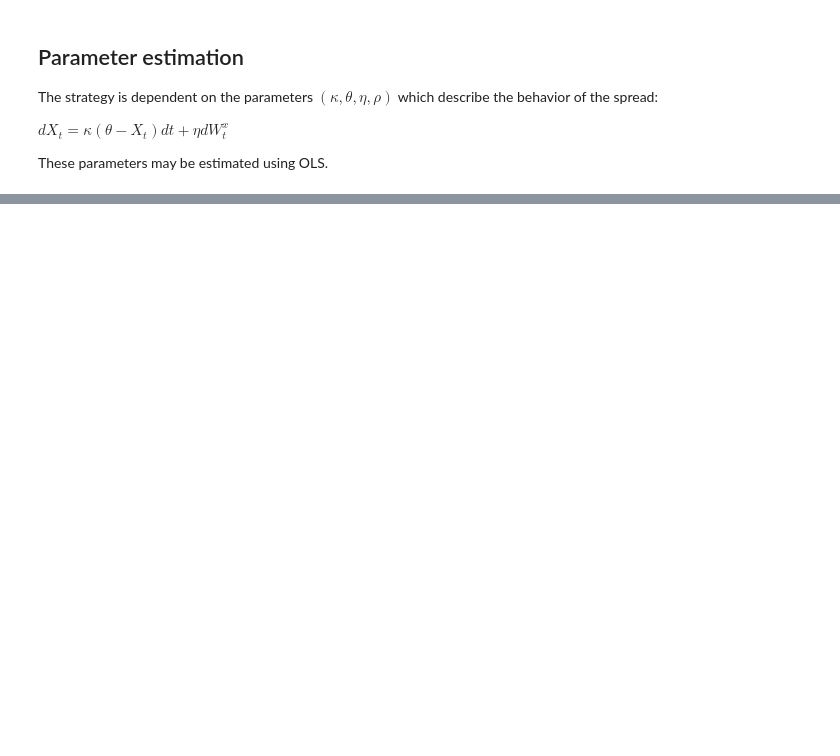
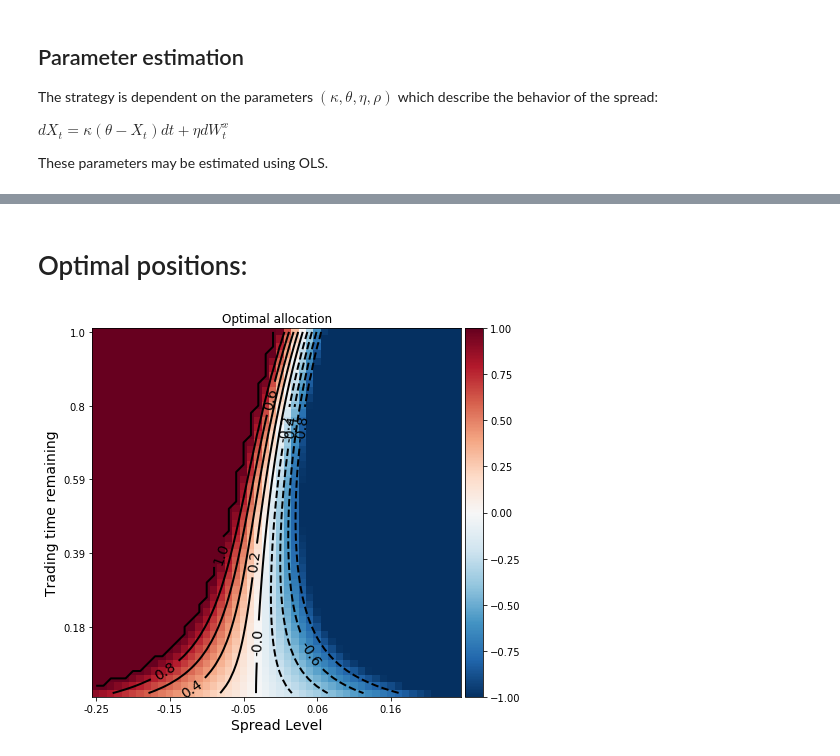
Before and after one commit to jshellen/statarb, a Jupyter notebook: Untitled.ipynb, the cells around one changed output, grey strips where cells are left out. Cells and saved outputs as stored; diff of their text form; code cells hidden in the pictures; blank space fills up the shorter version.

```diff
--- a/Untitled.ipynb
+++ b/Untitled.ipynb
@@ -84,0 +85,49 @@ Ornstein-Uhlenbeck Parameters: Kappa = 7.6, Theta = -0.0, Rho = -0.01, Eta = 0.0
+# %% [markdown]
+# Optimal positions:
+# %%
+import numpy as np
+
+from src.optimal_controls.ou_spread_model import OU_Spread_Model
+
+taus = np.linspace(1,0.001,50)
+xs   = np.linspace(-0.25,0.25,50)
+hs   = np.zeros((len(taus),len(xs)))
+for i,tau in enumerate(taus):
+    for j,x in enumerate(xs):
+        opt_sol = OU_Spread_Model.solve_allocation(ou_params,model_params,x,tau)
+        hs[i,j] = opt_sol.alloc_a_pct_trunc
+
+import matplotlib.pyplot as plt
+from   mpl_toolkits.axes_grid1 import make_axes_locatable
+
+fig,ax = plt.subplots(figsize=(7,7))
+
+# Plot the solution
+im     = ax.imshow(hs, cmap=plt.cm.RdBu_r)
+
+# Set y-labels
+y_rng  = np.arange(0,len(taus),10)
+ax.set_ylabel('Trading time remaining',fontsize=14)
+ax.set_yticks(y_rng)
+ax.set_yticklabels([round(taus[t],2) for t in y_rng])
+
+# Set x-labels
+x_rng = np.arange(0,len(xs),10)
+ax.set_xlabel('Spread Level',fontsize=14)
+ax.set_xticks(y_rng)
+ax.set_xticklabels([round(xs[i],2) for i in x_rng])
+
+# Plot contour lines
+cset = plt.contour(hs, np.arange(-1, 1.5, 0.2), linewidths=2,colors = 'black')
+plt.clabel(cset, inline=True, fmt='%1.1f', fontsize=14)
+
+# Set colorbar
+divider = make_axes_locatable(ax)
+cax     = divider.append_axes("right", size="5%", pad=0.05)
+plt.colorbar(im, cax = cax)
+
+# Set title
+ax.set_title('Optimal allocation')
+plt.show()
+# %% [output]
+[figure, added]
```
Also changed, not shown: parts of 2 cells of this notebook.
